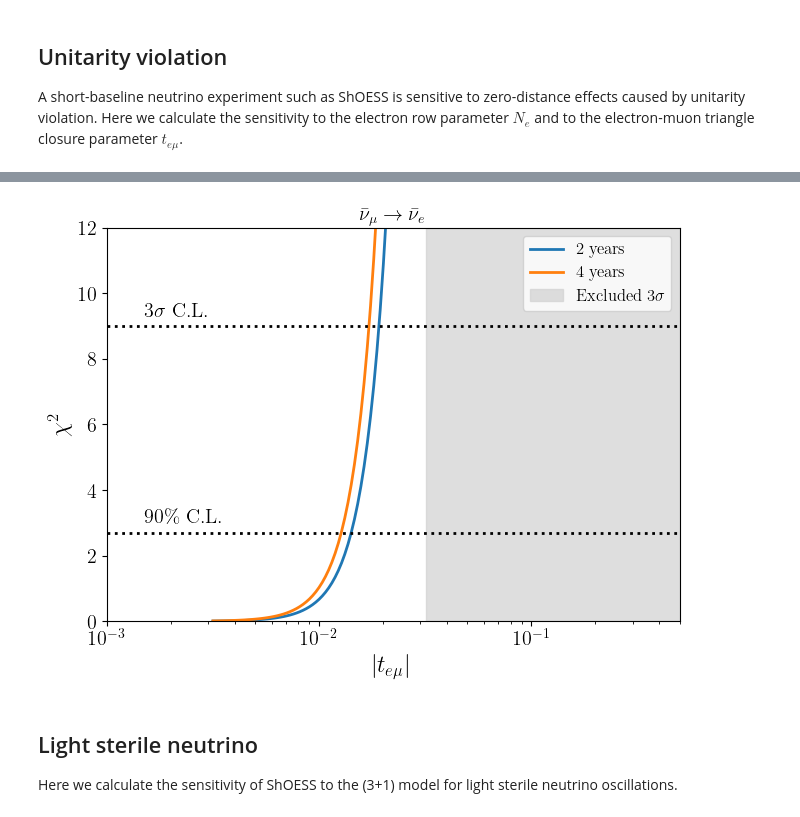
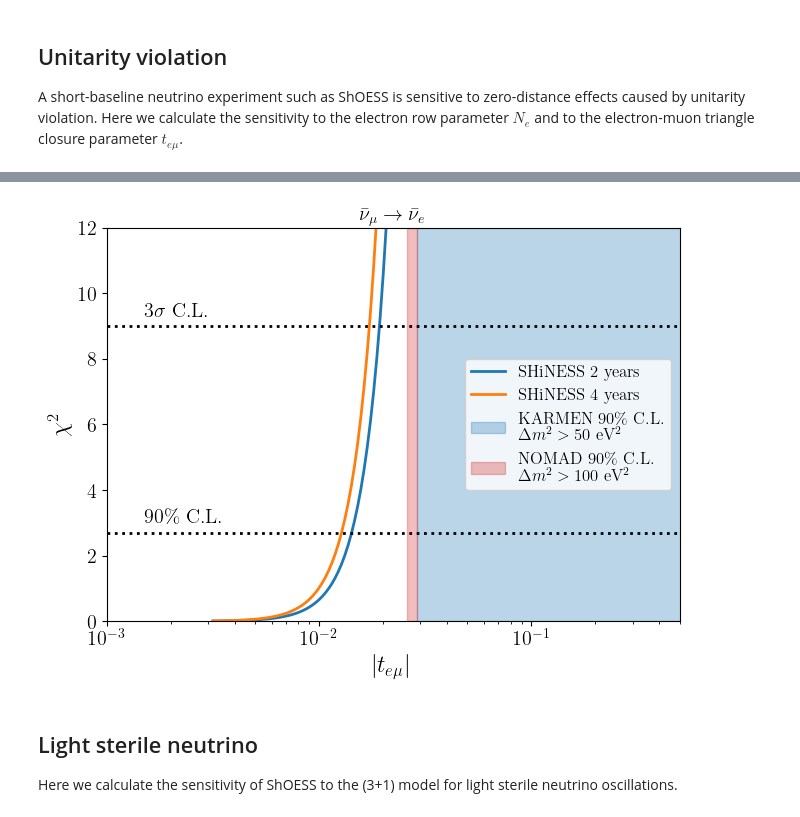
Before and after one commit to soleti/shoess, a Jupyter notebook: sensitivity_widget.ipynb, the cells around one changed output, grey strips where cells are left out. Drawn from its saved outputs; the diff is of its cells as text; code cells hidden in the pictures.

```diff
--- a/sensitivity_widget.ipynb
+++ b/sensitivity_widget.ipynb
@@ -145,13 +145,13 @@ paired_colors = plt.get_cmap("Paired").colors
 
 fig, ax = plt.subplots(1, 1, constrained_layout=True)
 n_bins = 15
-energy_range = (0, 60)
+energy_range = (0,60)
 bin_size = (energy_range[1] - energy_range[0]) / n_bins
 
 n_events = 10000
 nue_events = nue_dar(a=0, b=60).rvs(size=n_events)
-smeared_nues = np.random.normal(nue_events, 0.15 / np.sqrt(nue_events) * nue_events)
-
+smeared_nues = np.random.normal(nue_events[nue_events>17.3], 0.15 / np.sqrt(nue_events[nue_events>17.3]) * nue_events[nue_events>17.3])
+n_events_nues = len(smeared_nues)
 antinumu_events = antinumu_dar(a=0, b=60).rvs(size=n_events)
 smeared_anti_numus = np.random.normal(
     antinumu_events, 0.15 / np.sqrt(antinumu_events) * antinumu_events
@@ -204,13 +204,13 @@ n_acc_ibd, _, _ = ax.hist(
     range=energy_range,
     lw=2,
     color=paired_colors[1],
-    weights=(np.full(n_events, ACC_IBD_BKG * YEARS / n_events)),
+    weights=(np.full(n_events_nues, ACC_IBD_BKG * YEARS / n_events_nues)),
     bottom=n_cosmics_ibd,
     label=r"Accidental background",
 )
 
 N_ANTINUE = FLUX_NORM * (H_ATOMS * IBD_H_XSEC_NUE_BAR + C_ATOMS * IBD_C_XSEC_NUE_BAR) * ESS_NU_E_BAR_COMPONENT
-n_antinue, _, _ = ax.hist(
+n_antinue, bins, _ = ax.hist(
     smeared_antinue,
     bins=n_bins,
     range=energy_range,
@@ -220,7 +220,6 @@ n_antinue, _, _ = ax.hist(
     bottom=n_cosmics_ibd + n_acc_ibd,
     label=r"Beam $\bar{\nu}_e$",
 )
-
 
 n_signal_ibd, _, _ = ax.hist(
     smeared_anti_numus,
@@ -240,5 +239,5 @@ ax.set_xlabel(r"$E_{\mathrm{IBD}}$ [MeV]", fontsize="xx-large")
 ax.set_ylabel("N. events / 4 MeV", fontsize="xx-large")
 ax.legend(fontsize="large")
 ax.set_title(r"$\bar{\nu}_{\mu}\rightarrow\bar{\nu}_e$ (%i year%s)" % (YEARS, "s" if YEARS > 1 else ""), fontsize="xx-large")
-fig.savefig("nue_app_spectrum.pdf")
+fig.savefig("nue_app_spectrum.pdf", transparent=True)
 # %% [output]
@@ -280,5 +280,7 @@ Disappeared CC events at GALLEX+SAGE+BEST best point: 9.39e+02
 # %%
 fig, ax = plt.subplots(1, 1, constrained_layout=True)
+energy_range = (10,58)
+n_bins = 12
 n_nues, bins_nues = np.histogram(
     smeared_nues, bins=n_bins, range=energy_range, density=True
 )
@@ -300,7 +302,7 @@ n_acc_cc, _, _ = ax.hist(
     range=energy_range,
     lw=2,
     color=paired_colors[1],
-    weights=(np.full(n_events, ACC_CC_BKG * YEARS / n_events)),
+    weights=(np.full(n_events_nues, ACC_CC_BKG * YEARS / n_events_nues)),
     bottom=n_cosmics_cc,
     label=r"Accidental background",
 )
@@ -311,7 +313,7 @@ n_nue, _, _ = ax.hist(
     range=energy_range,
     lw=2,
     color=paired_colors[4],
-    weights=(np.full(n_events, cc_events / n_events)),
+    weights=(np.full(n_events_nues, cc_events / n_events_nues)),
     bottom=n_cosmics_cc + n_acc_cc,
     label=r"Beam $\nu_e$",
 )
@@ -322,7 +324,7 @@ n_signal_cc, _, _ = ax.hist(
     range=energy_range,
     lw=2,
     color=paired_colors[5],
-    weights=(np.full(n_events, (cc_events - cc_events_gallex_oscillated) / n_events)),
+    weights=(np.full(n_events_nues, (cc_events - cc_events_gallex_oscillated) / n_events_nues)),
     histtype="step",
     bottom=n_cosmics_cc + n_acc_cc,
     label="GALLEX+SAGE+BEST\nbest-fit " + r"$\nu_e$",
@@ -333,7 +335,7 @@ ax.tick_params(axis="both", which="major", labelsize="x-large")
 ax.set_xlabel(r"$E_{\mathrm{CC}}$ [MeV]", fontsize="xx-large")
 ax.set_ylabel("N. events / 4 MeV", fontsize="xx-large")
 ax.legend(fontsize="large")
-ax.set_ylim(0, 900)
+ax.set_ylim(0, 1100)
 ax.set_title(r"$\nu_e\rightarrow\nu_e$ (2 years)", fontsize="xx-large")
 fig.savefig("nue_disapp_spectrum.pdf")
 # %% [output]
@@ -348,7 +350,7 @@ def unitarity_mb(bkg_sys, years):
     n_mu_2 = np.linspace(0.8,1.2, 100)
     t_emu_2 = np.logspace(-5, -2, 100)
 
-    def unitarity_chi2_n_e_2(x0, n_e_2, sigma_bkg=0.05):
+    def unitarity_chi2_n_e_2(x0, n_e_2, sigma_bkg=0.1):
         n = x0
 
         p_ee = n_e_2
@@ -362,7 +364,7 @@ def unitarity_mb(bkg_sys, years):
         return np.sum(chi2)
 
 
-    def unitarity_chi2_n_mu_2(x0, n_mu_2, sigma_bkg=0.05):
+    def unitarity_chi2_n_mu_2(x0, n_mu_2, sigma_bkg=0.1):
         n, n_e_2 = x0
 
         p_ee = n_e_2
@@ -376,7 +378,7 @@ def unitarity_mb(bkg_sys, years):
 
         return chi2
 
-    def unitarity_chi2_t_emu_2(x0, t_emu_2, sigma_bkg=0.05):
+    def unitarity_chi2_t_emu_2(x0, t_emu_2, sigma_bkg=0.1):
         n_sig, n_bkg = x0
         p_mue = t_emu_2
 
@@ -385,7 +387,7 @@ def unitarity_mb(bkg_sys, years):
         exp_ibd = bkg
         obs_ibd = bkg*(1+n_bkg) + sig*(1+n_sig)
 
-        if np.any(obs_ibd) > 0:
+        if np.any(obs_ibd[1:]) > 0:
             chi2 = (exp_ibd - obs_ibd)**2 / (exp_ibd + n_acc_ibd / YEARS * years + n_cosmics_ibd / YEARS * years)
             chi2 += (n_bkg / 0.25)**2
             chi2 += (n_sig / sigma_bkg)**2
@@ -411,7 +413,7 @@ def unitarity_mb(bkg_sys, years):
 
     return np.array(t_emu_2), np.array(t_emu_2_chi2), np.array(n_e_2), np.array(n_e_2_chi2), np.array(n_mu_2), np.array(n_mu_2_chi2)
 # %%
-t_emu_2, t_emu_2_chi2, n_e_2, n_e_2_chi2, n_mu_2, n_mu_2_chi2  = unitarity_mb(0.05, 2)
-t_emu_2_4, t_emu_2_chi2_4, n_e_2_4, n_e_2_chi2_4, n_mu_2_4, n_mu_2_chi2_4  = unitarity_mb(0.05, 4)
+t_emu_2, t_emu_2_chi2, n_e_2, n_e_2_chi2, n_mu_2, n_mu_2_chi2  = unitarity_mb(0.1, 2)
+t_emu_2_4, t_emu_2_chi2_4, n_e_2_4, n_e_2_chi2_4, n_mu_2_4, n_mu_2_chi2_4  = unitarity_mb(0.1, 4)
 t_emu_2_chi2[t_emu_2_chi2<0] = np.inf
 t_emu_2_chi2_4[t_emu_2_chi2_4<0] = np.inf
@@ -442,26 +420,28 @@ fig.savefig("ne.pdf")
 # %%
 fig, ax = plt.subplots(1,1,constrained_layout=True)
-ax.plot(np.sqrt(t_emu_2), t_emu_2_chi2,label='2 years',  lw=2)
-ax.plot(np.sqrt(t_emu_2), t_emu_2_chi2_4,label='4 years',  lw=2)
+ax.plot(np.sqrt(t_emu_2), t_emu_2_chi2,label='SHiNESS 2 years',  lw=2)
+ax.plot(np.sqrt(t_emu_2), t_emu_2_chi2_4,label='SHiNESS 4 years',  lw=2)
 
 ax.set_xscale("log")
 ax.axhline(chi2.isf(0.1, 1), ls=':', color='k')
 ax.tick_params(axis='both', which='major', labelsize='x-large')
 ax.set_xlabel(r"$\left|t_{e \mu}\right|$", fontsize='xx-large')
 ax.set_ylabel(r"$\chi^2$", fontsize='xx-large')
 ax.text(1.5e-3, chi2.isf(0.1, 1)+0.3, r'90\% C.L.', fontsize='x-large', color='k')
 ax.text(1.5e-3, 9+0.3, r'$3\sigma$ C.L.', fontsize='x-large', color='k')
 ax.axhline(9, ls=':', color='k')
 
 ax.set_ylim(0, 12)
-ax.axvspan((3.2e-2), 1e0, color='lightgray', alpha=0.75, label='Excluded 3$\sigma$')
+ax.axvspan((2.9e-2), 1e0, color='tab:blue', alpha=0.3, label="""KARMEN 90\% C.L.
+$\Delta m^2>50$~eV$^2$""")
+ax.axvspan((2.6e-2), 2.9e-2, color='tab:red', alpha=0.3, label="""NOMAD 90\% C.L.
+$\Delta m^2>100$~eV$^2$""")
 ax.set_title(r"$\bar{\nu}_{\mu}\rightarrow\bar{\nu}_e$", fontsize='x-large')
-
 ax.legend(fontsize='large')
 ax.set_xlim(1e-3, 5e-1)
 fig.savefig("t_emu.pdf")
 # %% [output]
-[figure, old version]
+[figure, new version]
 # %% [markdown]
 ## Light sterile neutrino
 Here we calculate the sensitivity of ShOESS to the (3+1) model for light sterile neutrino oscillations.
```
Also changed, not shown: parts of 11 cells of this notebook.
